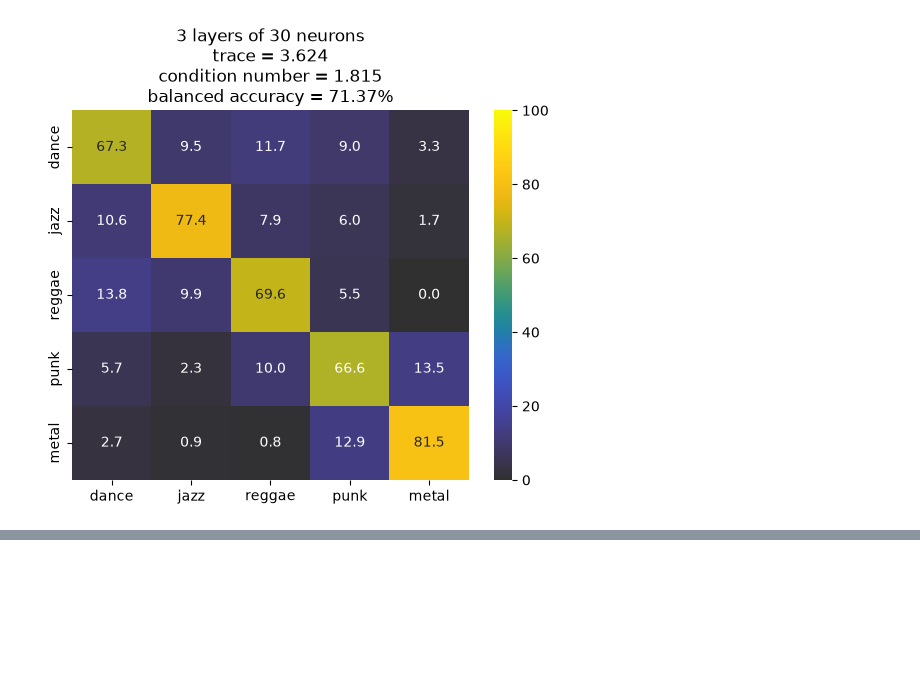
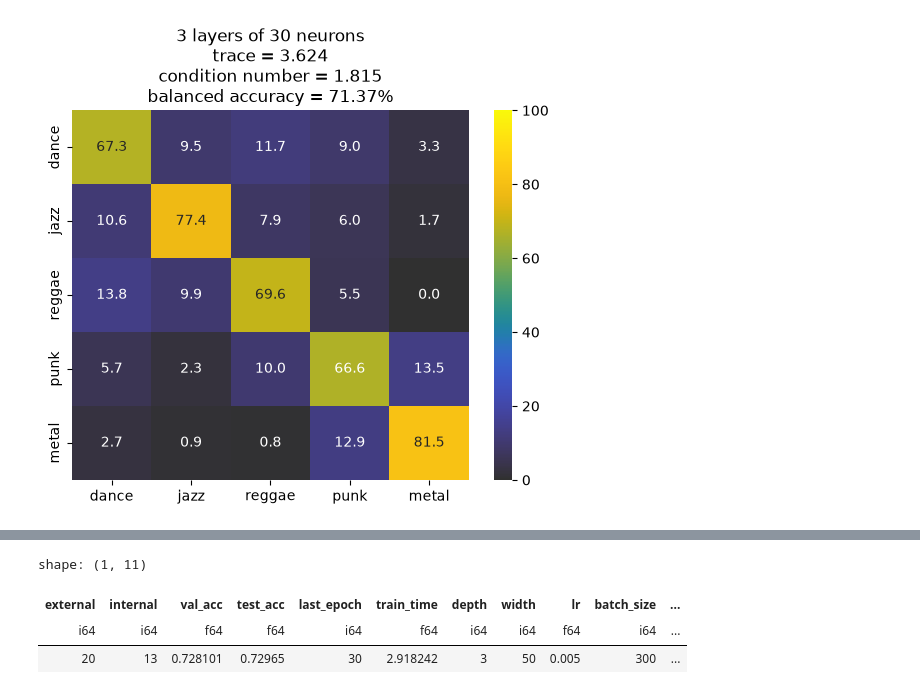
Before and after one commit to DANI2579/ML-2026, a Jupyter notebook: mlp_classifiers/T2.ipynb, the cells around one changed output, grey strips where cells are left out. Cells and saved outputs as stored; diff of their text form; code cells hidden in the pictures; blank space fills up the shorter version.

```diff
--- a/mlp_classifiers/T2.ipynb
+++ b/mlp_classifiers/T2.ipynb
@@ -392,0 +512,7 @@ L2_lambda = 3e-4
+# %%
+best.filter(pl.col("test_acc") == best["test_acc"].max())
+# %% [output]
+shape: (1, 11)
+| external | internal | val_acc | test_acc | last_epoch | train_time | depth | width | lr | batch_size | ... |
+| i64 | i64 | f64 | f64 | i64 | f64 | i64 | i64 | f64 | i64 | ... |
+| 20 | 13 | 0.728101 | 0.72965 | 30 | 2.918242 | 3 | 50 | 0.005 | 300 | ... |
```
Also changed, not shown: parts of 35 cells of this notebook.
